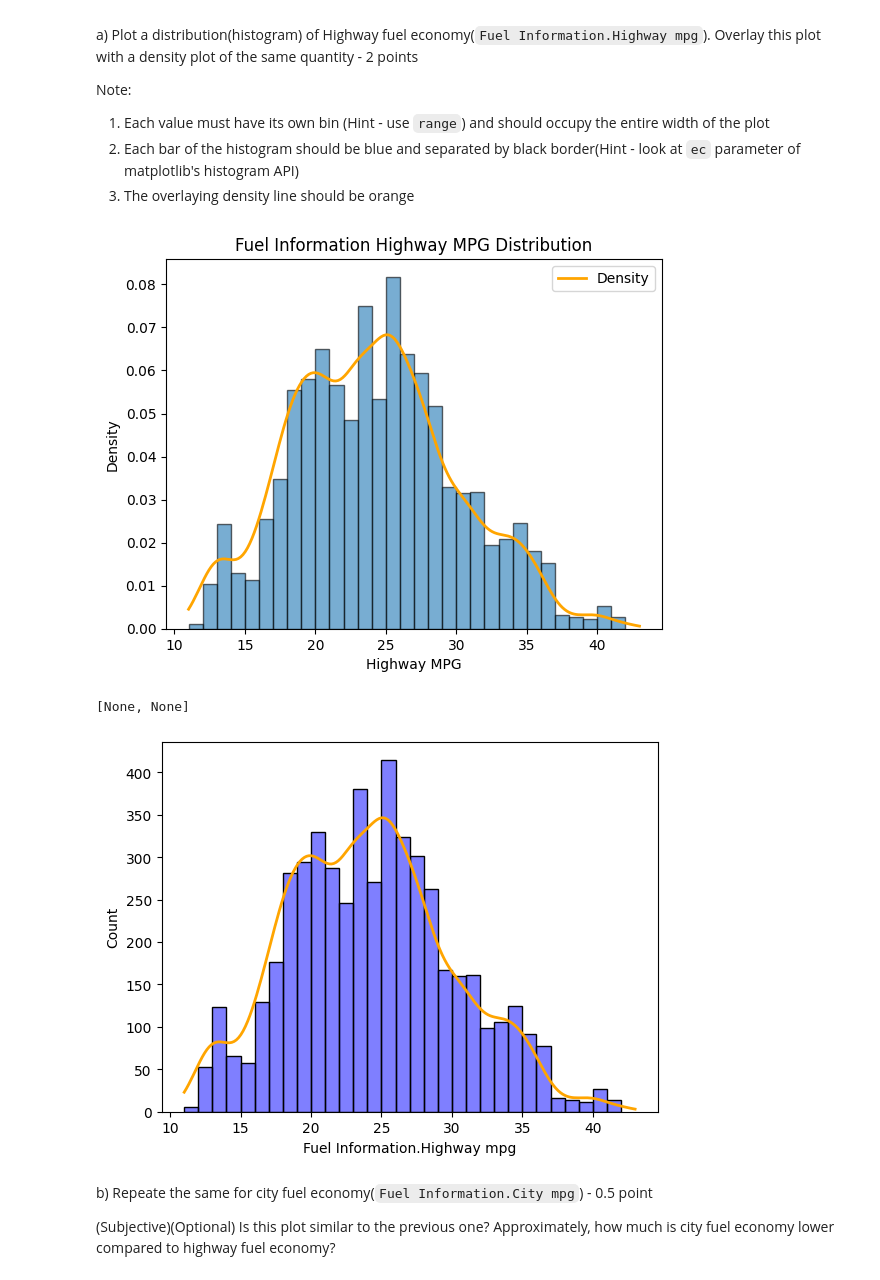
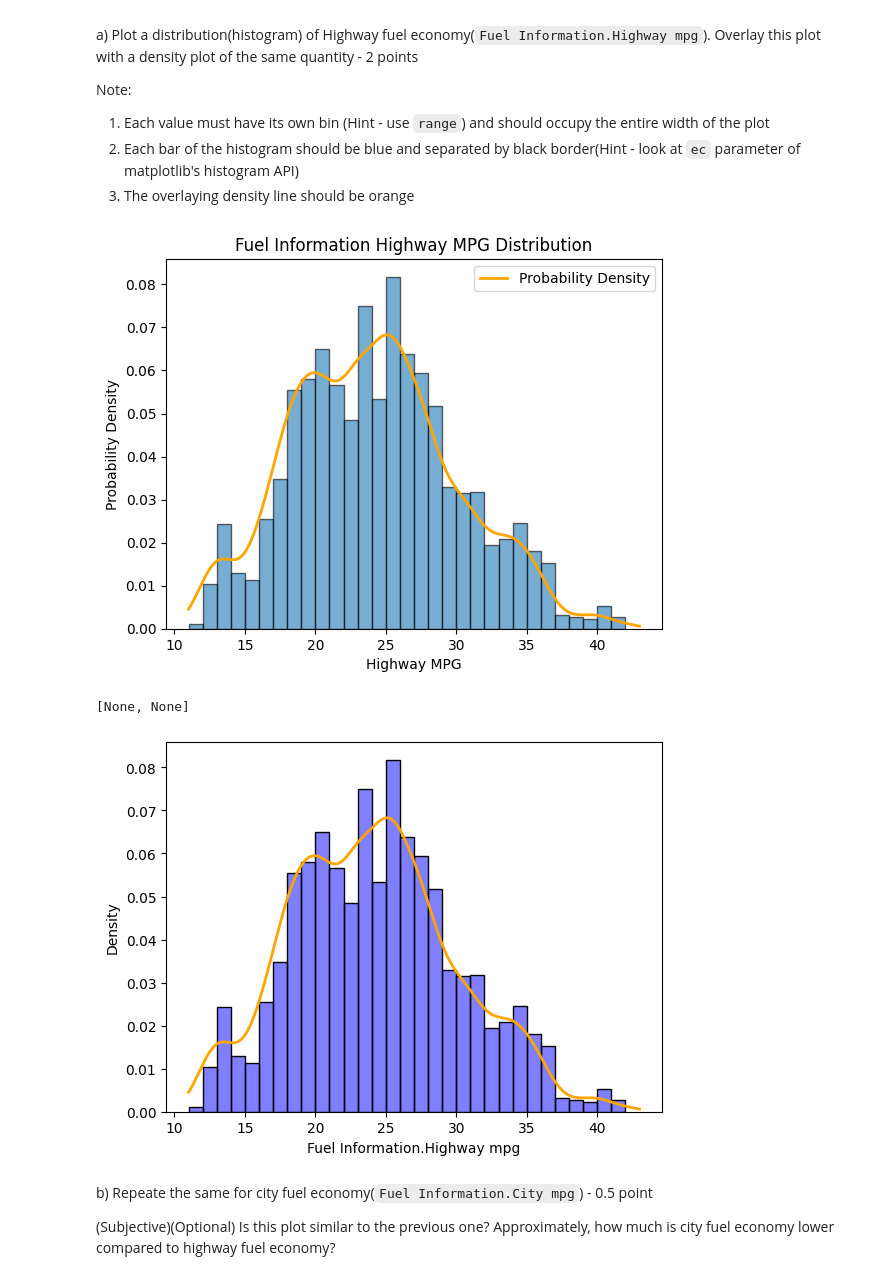
Before and after one commit to kiah-ucsd/DES200, a Jupyter notebook: HW3.ipynb, the cells around one changed output. Saved outputs shown, nothing was run; the diff lists cells and outputs as text; code cells hidden in the pictures.

```diff
--- a/HW3.ipynb
+++ b/HW3.ipynb
@@ -199,38 +216,38 @@ from scipy.stats import gaussian_kde
 # Filter out the unrealistic outlier
 data = cars_df[cars_df["Fuel Information.Highway mpg"] < 100]["Fuel Information.Highway mpg"]
 
 # Create bins that cover the full range of the data
 bins=range(int(data.min()),int(data.max()),1)
 
 # plot the histogram
 plt.hist(
     data,
     edgecolor='black',
     bins = bins,
     alpha = 0.6,
     density=True
 )
 # Create the density estimate
 density = gaussian_kde(data)
 x_vals = np.linspace(data.min(), data.max(), 200)
-plt.plot(x_vals, density(x_vals), color='orange', linewidth=2, label='Density')
+plt.plot(x_vals, density(x_vals), color='orange', linewidth=2, label='Probability Density')
 
 # Labels and title
 plt.title("Fuel Information Highway MPG Distribution")
 plt.xlabel("Highway MPG")
-plt.ylabel("Density")
+plt.ylabel("Probability Density")
 plt.legend()
 plt.show()
 
 # Or the easier way with seaborn
 import seaborn as sns
 bins = range(int(data.min()),int(data.max()),1)
-sns.histplot(data,bins=bins,color='blue',edgecolor='black',kde=True)
+sns.histplot(data,bins=bins,color='blue',edgecolor='black',kde=True, stat='density')
 plt.setp(plt.gca().lines, color='orange', linewidth=2)
 # %% [output]
-[figure, old version]
+[figure, new version]
 [None, None]
-[figure, old version]
+[figure, new version]
 # %% [markdown]
 b) Repeate the same for city fuel economy(`Fuel Information.City mpg`) - 0.5 point
 
```
Also changed, not shown: parts of 3 cells of this notebook.
